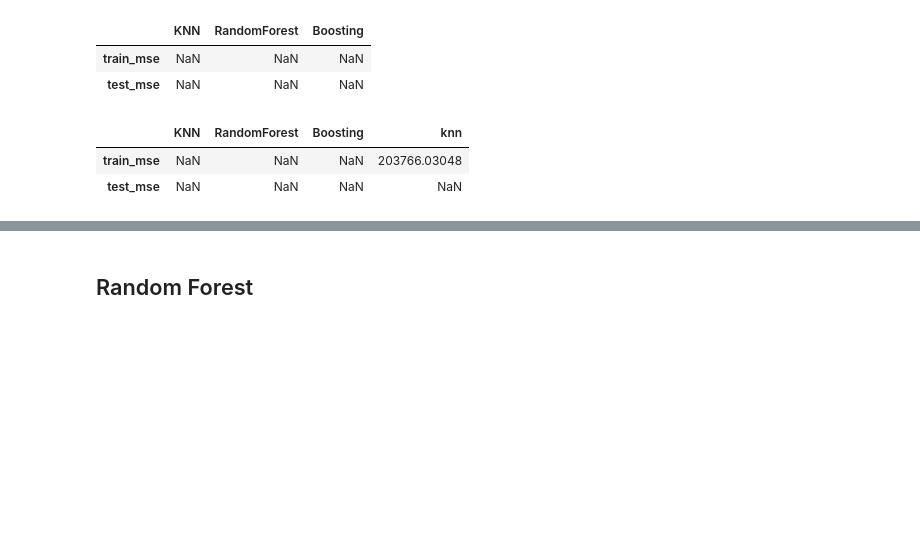
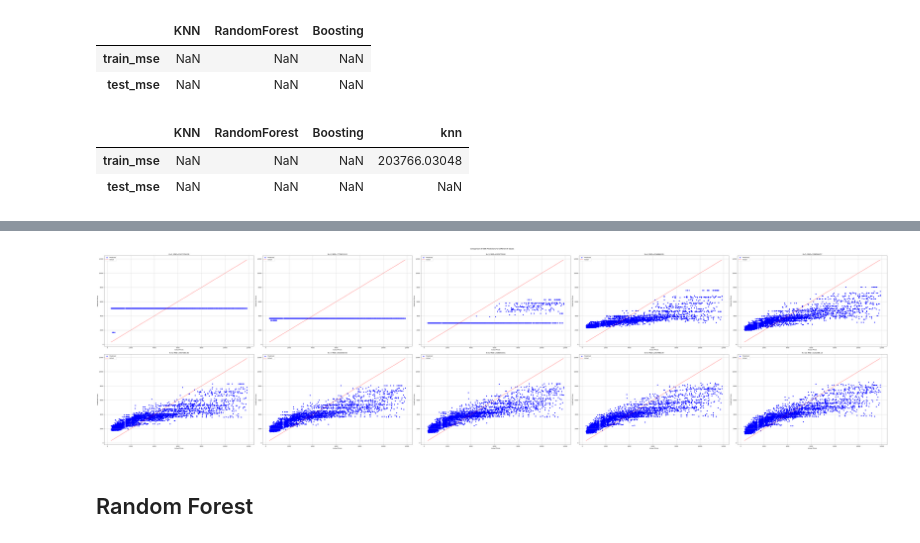
Before and after one commit to 337ubaid/dicoding-ml-terapan, a Jupyter notebook: predictive-analytics/diamond-predict.ipynb, the cells around one changed output, grey strips where cells are left out. Drawn from its saved outputs; the diff is of its cells as text; code cells hidden in the pictures; blank space fills up the shorter version.

```diff
--- a/predictive-analytics/diamond-predict.ipynb
+++ b/predictive-analytics/diamond-predict.ipynb
@@ -355,3 +468,34 @@ models
+# %%
+fig, axes = plt.subplots(2, 5, figsize=(80, 20))
+axes = axes.ravel()
+
+for k in range(1, 11):
+    # Inisialisasi KNeighborsRegressor dengan nilai K saat ini
+    knn = KNeighborsRegressor(n_neighbors=k)
+
+    # Fitting model dengan data training
+    knn.fit(X_train, y_train)
+
+    # Prediksi harga dengan data testing
+    y_pred = knn.predict(X_test)
+
+    # Hitung MSE untuk prediksi saat ini
+    mse = mean_squared_error(y_test, y_pred)
+
+    # Plot prediksi vs harga asli
+    axes[k-1].scatter(y_test, y_pred, color='blue', label='Predicted')
+    axes[k-1].plot([min(y_test), max(y_test)], [min(y_test), max(y_test)], color='red', linestyle='--', label='Actual')
+    axes[k-1].set_title(f'K={k}, MSE={mse:.2f}')
+    axes[k-1].set_xlabel('Actual Prices')
+    axes[k-1].set_ylabel('Predicted Prices')
+    axes[k-1].legend()
+    axes[k-1].grid(True)
+
+plt.tight_layout()
+plt.suptitle('Comparison of KNN Predictions for Different K Values', y=1.02)
+plt.show()
+# %% [output]
+[figure, added]
 # %% [markdown]
 ## Random Forest
 # %%
```
Also changed, not shown: parts of 33 cells of this notebook.
